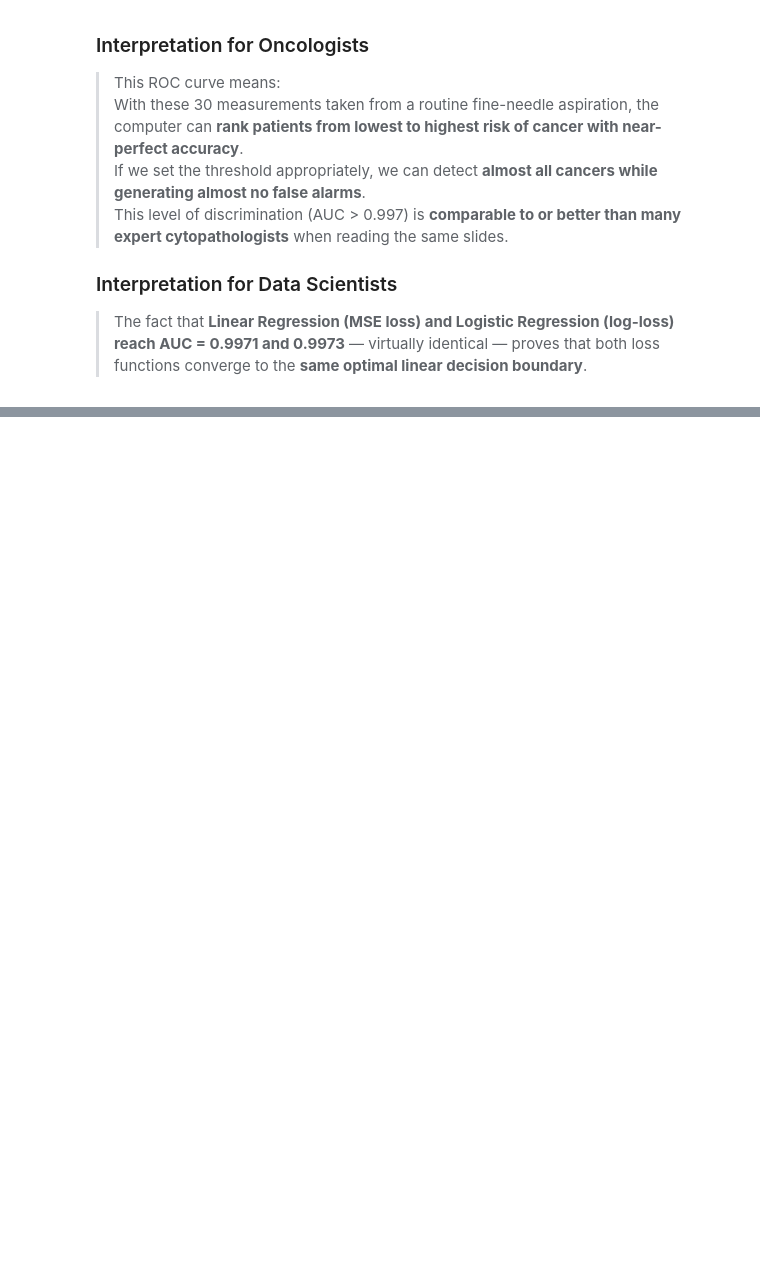
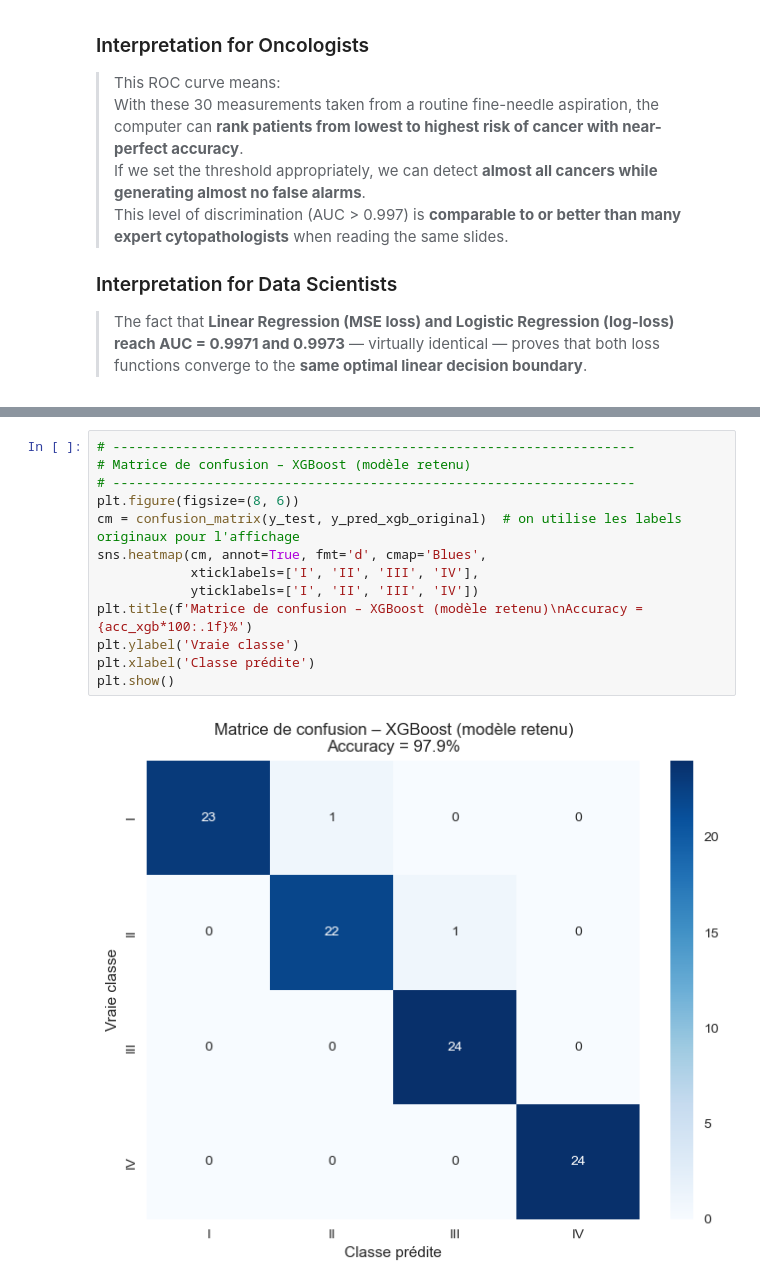
Before and after one commit to youssef060902/Algonomads_ML, a Jupyter notebook: Project.ipynb, the cells around one changed output, grey strips where cells are left out. Saved outputs shown, nothing was run; the diff lists cells and outputs as text; blank space fills up the shorter version.

```diff
--- a/Project.ipynb
+++ b/Project.ipynb
@@ -1056,0 +1016,15 @@ The **ROC curve** shows how well a model can **separate malignant from benign tu
+# %%
+# -------------------------------------------------------------------
+# Matrice de confusion – XGBoost (modèle retenu)
+# -------------------------------------------------------------------
+plt.figure(figsize=(8, 6))
+cm = confusion_matrix(y_test, y_pred_xgb_original)  # on utilise les labels originaux pour l'affichage
+sns.heatmap(cm, annot=True, fmt='d', cmap='Blues',
+            xticklabels=['I', 'II', 'III', 'IV'],
+            yticklabels=['I', 'II', 'III', 'IV'])
+plt.title(f'Matrice de confusion – XGBoost (modèle retenu)\nAccuracy = {acc_xgb*100:.1f}%')
+plt.ylabel('Vraie classe')
+plt.xlabel('Classe prédite')
+plt.show()
+# %% [output]
+[figure, added]
```
Also changed, not shown: parts of 15 cells of this notebook.
